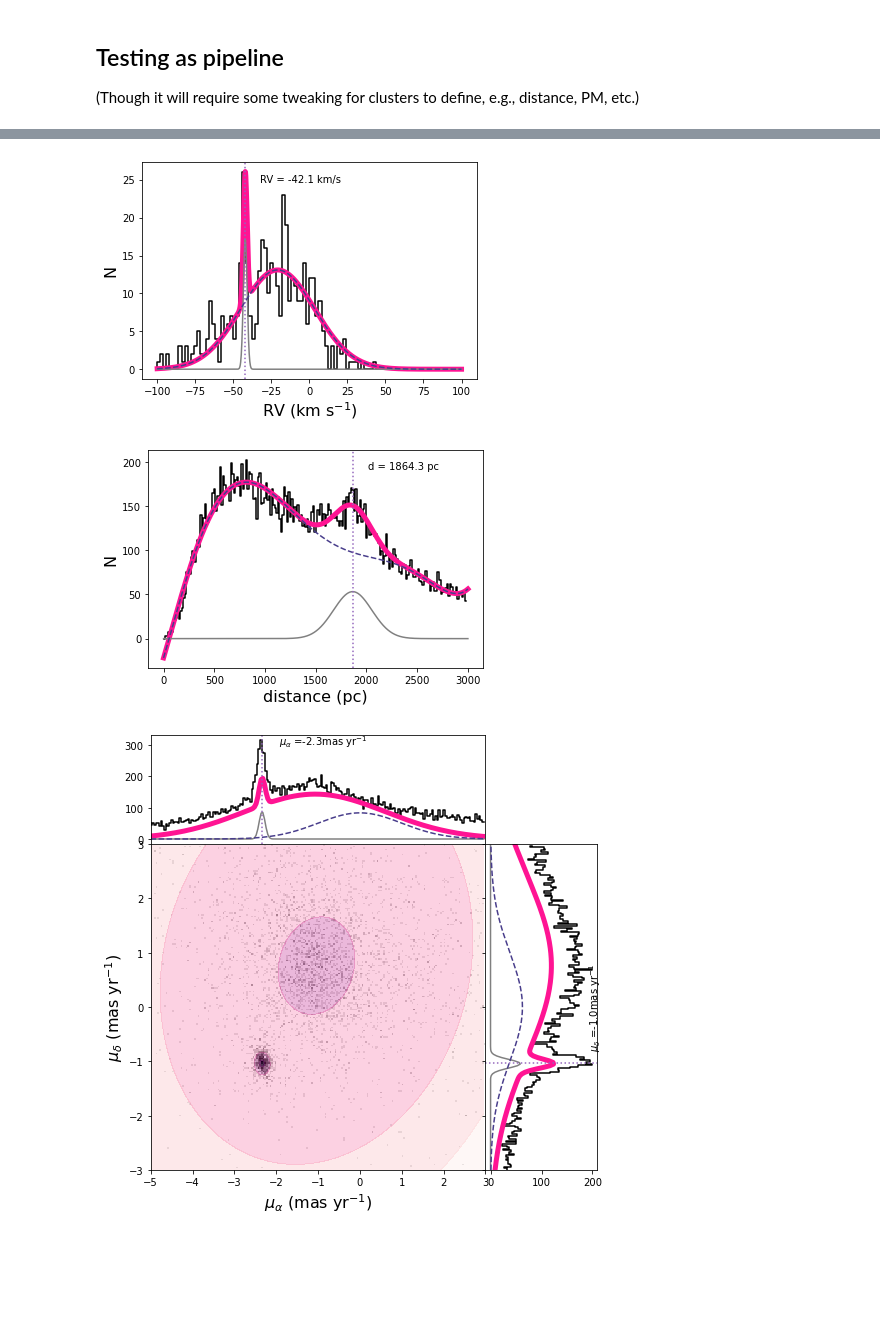
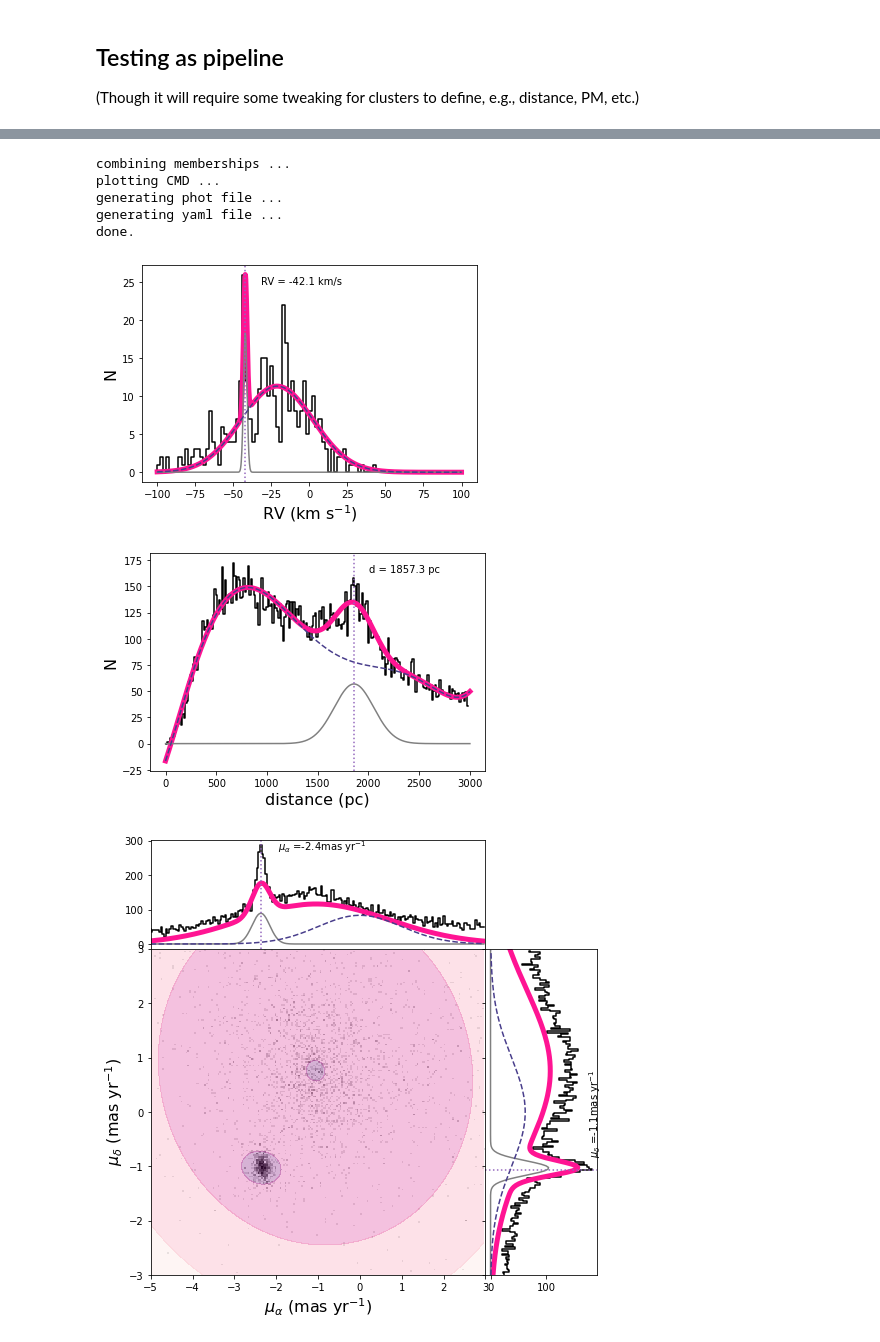
Before and after one commit to ageller/BASE9_utils, a Jupyter notebook: getGaiaData/genBASE9PhotFile.ipynb, the cells around one changed output, grey strips where cells are left out. Drawn from its saved outputs; the diff is of its cells as text; code cells hidden in the pictures; blank space fills up the shorter version.

```diff
--- a/getGaiaData/genBASE9PhotFile.ipynb
+++ b/getGaiaData/genBASE9PhotFile.ipynb
@@ -154,27 +233,49 @@ NGC188.yamlFileName = 'input/base9.yaml'
 # %%
 # I should test with reading in from my compiled OC list
-
-NGC188 = GaiaClusterMembers(12.108, 85.255, 1.)
-NGC188.plotNameRoot = 'plots/'
-NGC188.distance = 1900 #pc
-NGC188.PMxmin = -5
-NGC188.PMxmax = 3
-NGC188.PMymin = -3
-NGC188.PMymax = 3
-NGC188.PMmean = [-2.5, -1]
-NGC188.PMxbins = 200
-NGC188.PMybins = 200
-NGC188.membershipMin = 0.01
-NGC188.verbose = 1
-NGC188.runAll()
+cluster = GaiaClusterMembers(center.ra.to(units.degree).value, center.dec.to(units.degree).value, radius)
+cluster.plotNameRoot = 'plots/'
+cluster.distance = row['dist[pc]'] #pc
+########
+# this is not in my table.  I may want to work on making the code more robust so this is not needed
+cluster.PMxmin = -5
+cluster.PMxmax = 3
+cluster.PMymin = -3
+cluster.PMymax = 3
+cluster.PMmean = [-2.5, -1]
+cluster.PMxbins = 200
+cluster.PMybins = 200
+########
+cluster.membershipMin = 0.01
+cluster.verbose = 1
+cluster.photOutputFileName = 'inputs/' + clusterName + '.phot'
+cluster.yamlOutputFileName = 'inputs/base9.yaml'
+cluster.yamlTemplateFileName = 'template_base9.yaml'
+cluster.yamlInputDict = {
+    'photFile' : 'inputs/' + clusterName + '.phot',
+    'outputFileBase' : 'output/' + clusterName,
+    'modelDirectory' : 'base-models/',
+    'msRgbModel' : 5,
+    'Fe_H' : [row['[Fe/H]'].value, row['[Fe/H]'].value, row['err_[Fe/H]'].value],
+    'Av' : [row['Av[mag]'].value, row['Av[mag]'].value, row['err_Av[mag]'].value],
+    'Y' : [0.29, 0.29, 0.0], # keep the defaults
+    'carbonicity' : [0.38, 0.38, 0.0], # keep the defaults
+    'logAge' : [np.log10(row['age[Myr]'].value*10**6), np.log10(row['age[Myr]'].value*10**6), np.inf],
+    'distMod' : [dmod, dmod, err_dmod],
+}
+cluster.runAll()
 # %% [output]
 Retrieving Gaia data ...
 INFO: Query finished. [astroquery.utils.tap.core]
 Finding radial-velocity members ...
 Finding parallax members ...
 WARNING: The fit may be unsuccessful; check fit_info['message'] for more information. [astropy.modeling.fitting]
 finding proper-motion members ...
 WARNING: The fit may be unsuccessful; check fit_info['message'] for more information. [astropy.modeling.fitting]
+combining memberships ...
+plotting CMD ...
+generating phot file ...
+generating yaml file ...
+done.
-[figure, old version]
+[figure, new version]
-[figure, old version]
+[figure, new version]
-[figure, old version]
+[figure, new version]
```
Also changed, not shown: parts of 13 cells of this notebook, 11 other files.
